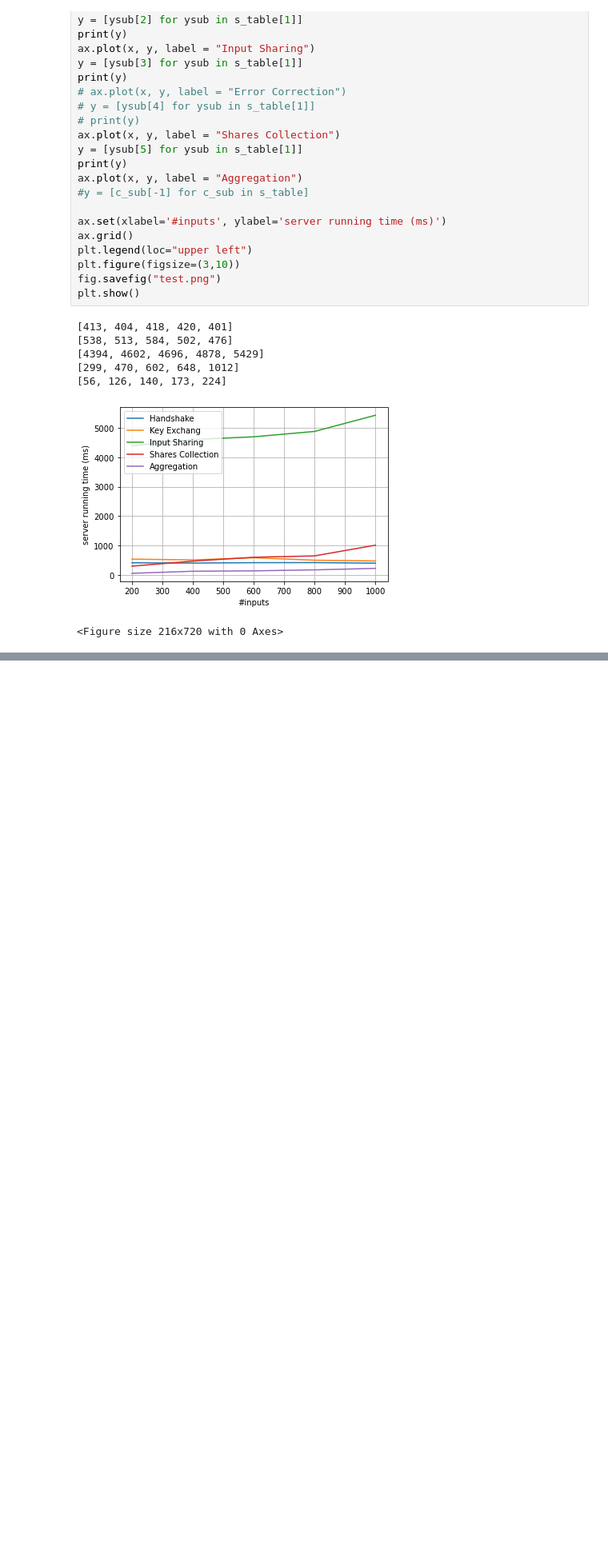
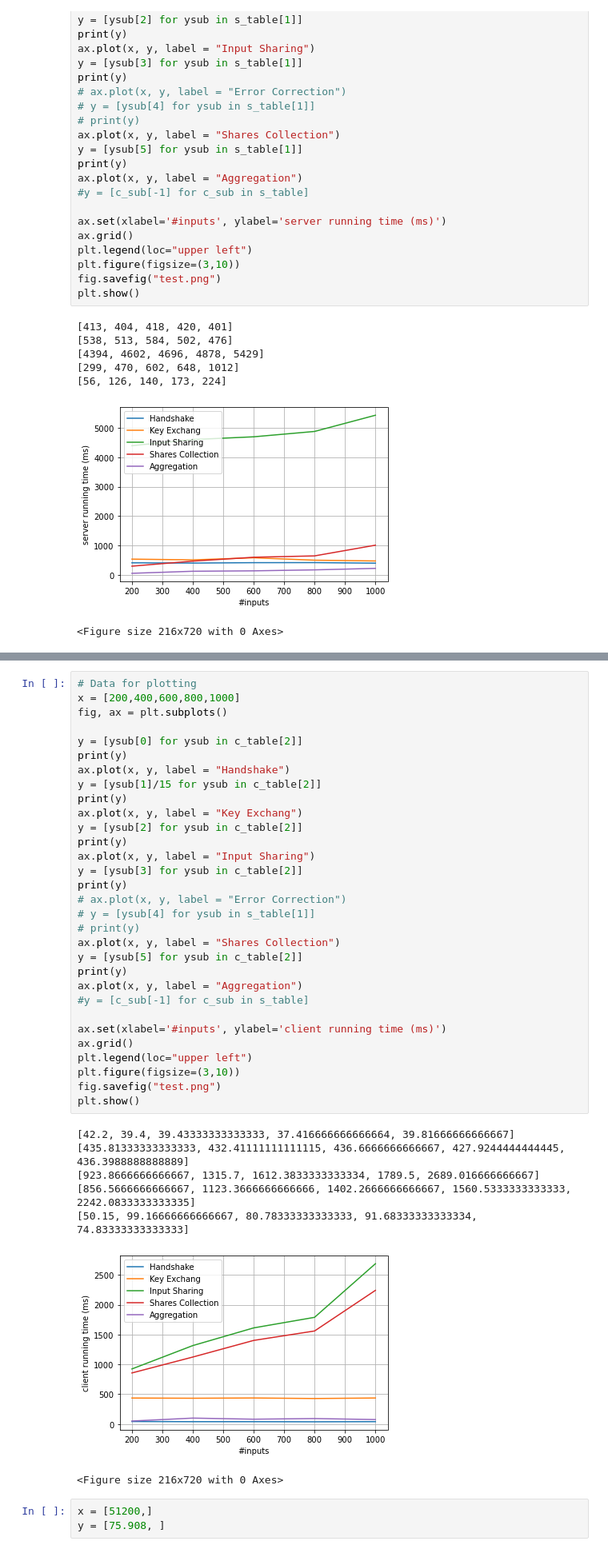
Before and after one commit to CeciliaZ030/secure-aggregation, a Jupyter notebook: output/process_time_data.ipynb, the cells around one changed output, grey strips where cells are left out. Shown at 80% size. Saved outputs shown, nothing was run; the diff lists cells and outputs as text; blank space fills up the shorter version.

```diff
--- a/output/process_time_data.ipynb
+++ b/output/process_time_data.ipynb
@@ -132,0 +215,42 @@ s_table[1][0]
+# %%
+# Data for plotting
+x = [200,400,600,800,1000]
+fig, ax = plt.subplots()
+
+y = [ysub[0] for ysub in c_table[2]]
+print(y)
+ax.plot(x, y, label = "Handshake")
+y = [ysub[1]/15 for ysub in c_table[2]]
+print(y)
+ax.plot(x, y, label = "Key Exchang")
+y = [ysub[2] for ysub in c_table[2]]
+print(y)
+ax.plot(x, y, label = "Input Sharing")
+y = [ysub[3] for ysub in c_table[2]]
+print(y)
+# ax.plot(x, y, label = "Error Correction")
+# y = [ysub[4] for ysub in s_table[1]]
+# print(y)
+ax.plot(x, y, label = "Shares Collection")
+y = [ysub[5] for ysub in c_table[2]]
+print(y)
+ax.plot(x, y, label = "Aggregation")
+#y = [c_sub[-1] for c_sub in s_table]
+
+ax.set(xlabel='#inputs', ylabel='client running time (ms)')
+ax.grid()
+plt.legend(loc="upper left")
+plt.figure(figsize=(3,10))
+fig.savefig("test.png")
+plt.show()
+# %% [output]
+[42.2, 39.4, 39.43333333333333, 37.416666666666664, 39.81666666666667]
+[435.81333333333333, 432.41111111111115, 436.6666666666667, 427.9244444444445, 436.3988888888889]
+[923.8666666666667, 1315.7, 1612.3833333333334, 1789.5, 2689.016666666667]
+[856.5666666666667, 1123.3666666666666, 1402.2666666666667, 1560.5333333333333, 2242.0833333333335]
+[50.15, 99.16666666666667, 80.78333333333333, 91.68333333333334, 74.83333333333333]
+[figure, added]
+<Figure size 216x720 with 0 Axes>
+# %%
+x = [51200,]
+y = [75.908, ]
```
Also changed, not shown: parts of 8 cells of this notebook, 3 other files.
